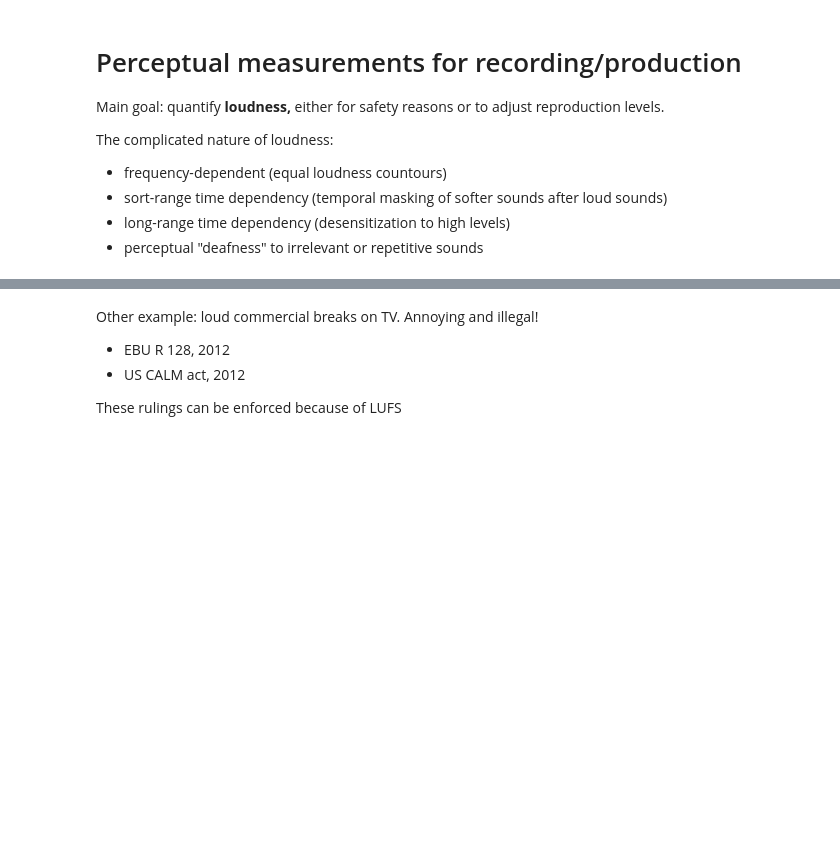
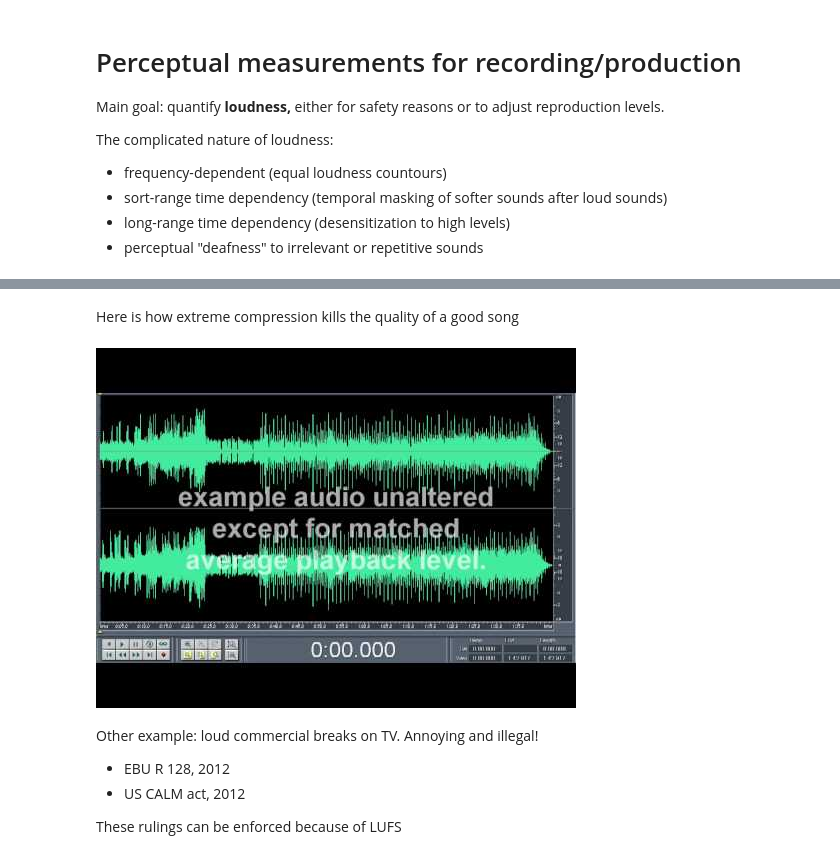
Before and after one commit to prandoni/COM418, a Jupyter notebook: AudioMetrics/AudioMetrics.ipynb, the cells around one changed output, grey strips where cells are left out. Saved outputs shown, nothing was run; the diff lists cells and outputs as text; code cells hidden in the pictures; blank space fills up the shorter version.

```diff
--- a/AudioMetrics/AudioMetrics.ipynb
+++ b/AudioMetrics/AudioMetrics.ipynb
@@ -717,3 +743,11 @@ A reliable "loudness meter" was needed to close the loophole: LUFS
+# %% [markdown]
+Here is how extreme compression kills the quality of a good song
+# %%
+from IPython.display import Audio,Image, YouTubeVideo
+id='7UjQc0dM4H4'
+YouTubeVideo(id=id,width=600,height=300)
+# %% [output]
+[figure, added]
 # %% [markdown]
 Other example: loud commercial breaks on TV. Annoying and illegal!
 
```
Also changed, not shown: parts of 23 cells of this notebook, 2 other files.
